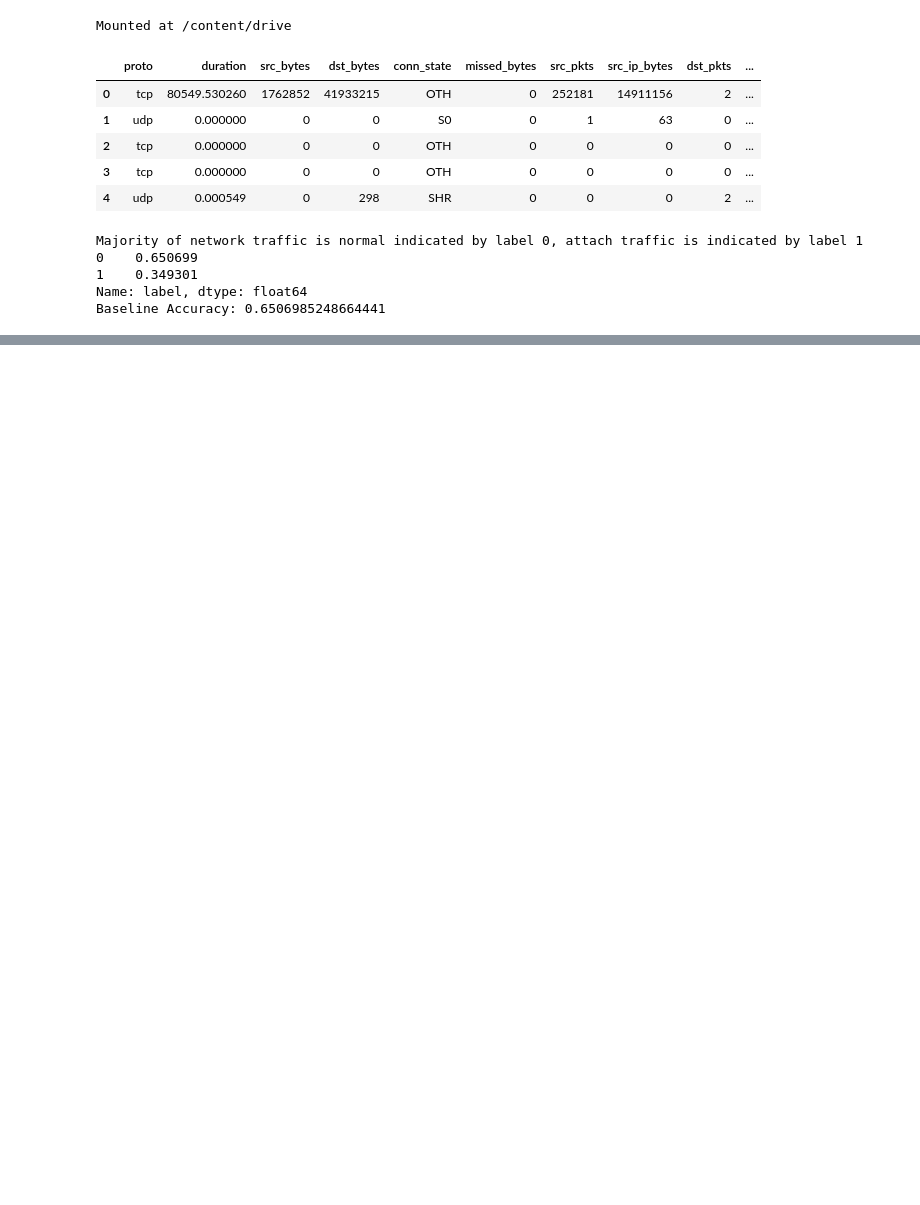
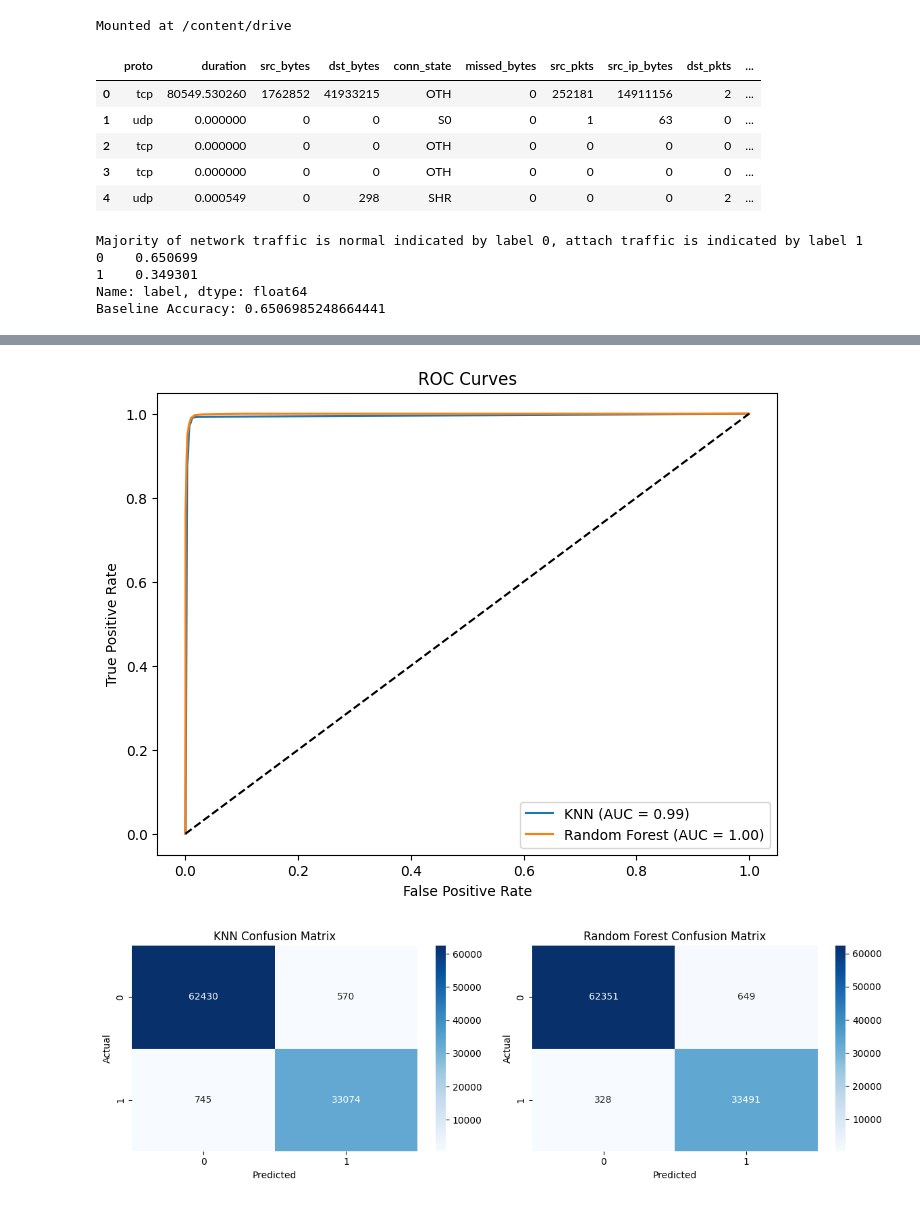
Before and after one commit to aaghouse/Cybersecurity_ML, a Jupyter notebook: optimized_model.ipynb, the cells around one changed output, grey strips where cells are left out. Drawn from its saved outputs; the diff is of its cells as text; code cells hidden in the pictures; blank space fills up the shorter version.

Commit message:
updates files cool plot and cyber ml - 2 files

```diff
--- a/optimized_model.ipynb
+++ b/optimized_model.ipynb
@@ -153 +172,55 @@ Random Forest Classifier Balanced Accuracy from test set: 0.9900
 Random Forest Classifier Balanced Accuracy from new data: 0.9897
+# %%
+from sklearn.metrics import roc_curve, roc_auc_score, confusion_matrix
+import matplotlib.pyplot as plt
+import seaborn as sns
+
+# Calculate ROC curve for KNN classifier
+knn_probs = knn_pipeline.predict_proba(X_test)
+knn_probs = knn_probs[:, 1]
+fpr_knn, tpr_knn, thresholds_knn = roc_curve(y_test, knn_probs)
+auc_knn = roc_auc_score(y_test, knn_probs)
+
+# Calculate ROC curve for Random Forest classifier
+rf_probs = rf_eval_pipeline.predict_proba(X_test)
+rf_probs = rf_probs[:, 1]
+fpr_rf, tpr_rf, thresholds_rf = roc_curve(y_test, rf_probs)
+auc_rf = roc_auc_score(y_test, rf_probs)
+
+# Plot ROC curves
+plt.figure(figsize=(8, 6))
+plt.plot(fpr_knn, tpr_knn, label=f'KNN (AUC = {auc_knn:.2f})')
+plt.plot(fpr_rf, tpr_rf, label=f'Random Forest (AUC = {auc_rf:.2f})')
+plt.plot([0, 1], [0, 1], 'k--')
+plt.xlabel('False Positive Rate')
+plt.ylabel('True Positive Rate')
+plt.title('ROC Curves')
+plt.legend()
+plt.show()
+
+# Confusion matrix for KNN classifier
+knn_cm = confusion_matrix(y_test, knn_pred)
+
+# Confusion matrix for Random Forest classifier
+rf_cm = confusion_matrix(y_test, rf_pred)
+
+# Plot confusion matrices
+plt.figure(figsize=(12, 4))
+
+plt.subplot(1, 2, 1)
+sns.heatmap(knn_cm, annot=True, fmt='d', cmap='Blues')
+plt.title('KNN Confusion Matrix')
+plt.xlabel('Predicted')
+plt.ylabel('Actual')
+
+plt.subplot(1, 2, 2)
+sns.heatmap(rf_cm, annot=True, fmt='d', cmap='Blues')
+plt.title('Random Forest Confusion Matrix')
+plt.xlabel('Predicted')
+plt.ylabel('Actual')
+
+plt.tight_layout()
+plt.show()
+# %% [output]
+[figure, added]
+[figure, added]
```
Also changed, not shown: parts of 3 cells of this notebook.
